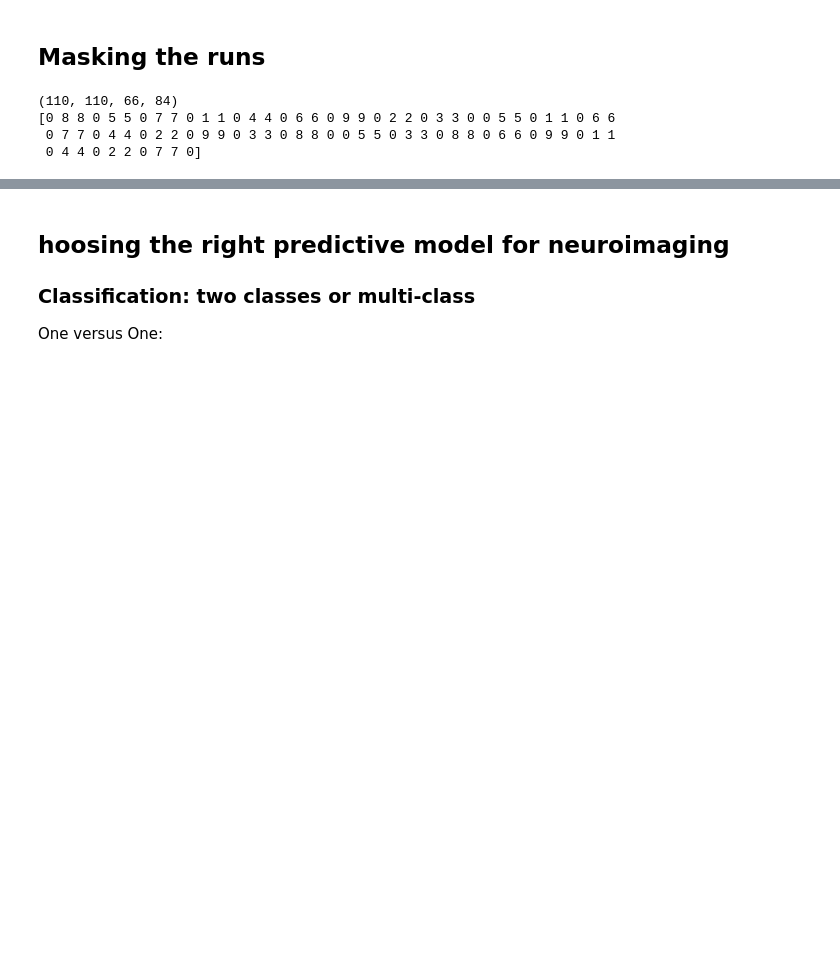
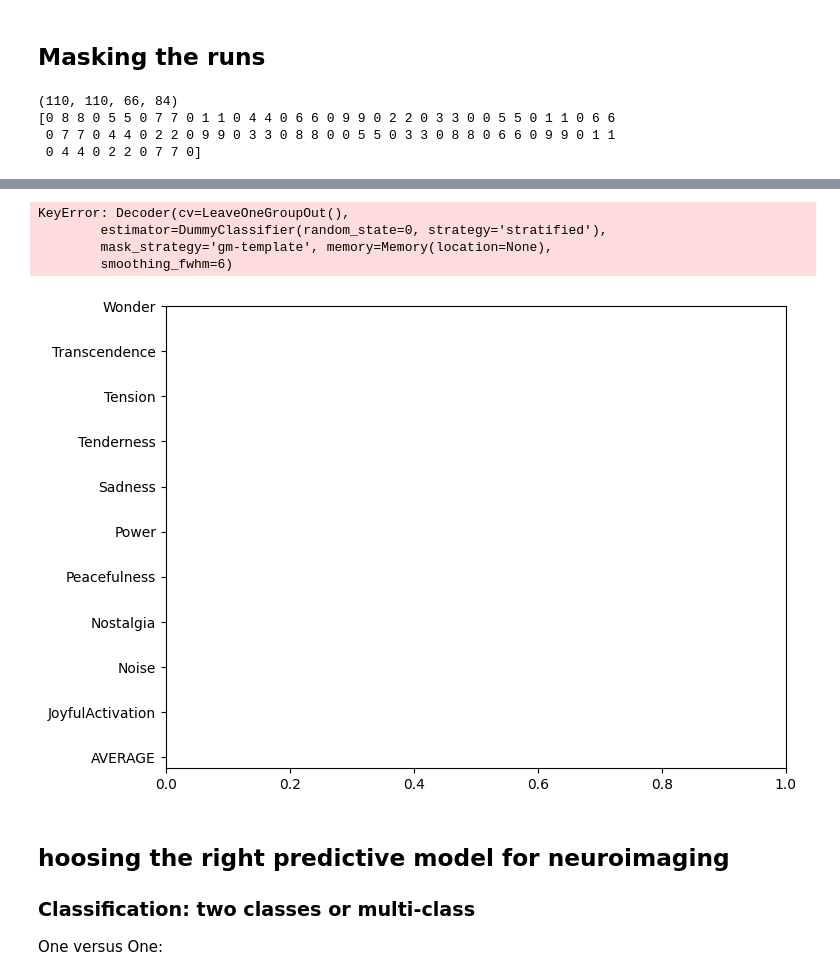
Before and after one commit to GalhardoCorreia/MusicBrainNetwork, a Jupyter notebook: classifier-test.ipynb, the cells around one changed output, grey strips where cells are left out. Cells and saved outputs as stored; diff of their text form; code cells hidden in the pictures; blank space fills up the shorter version.

```diff
--- a/classifier-test.ipynb
+++ b/classifier-test.ipynb
@@ -719,0 +645,39 @@ AttributeError: 'str' object has no attribute 'cv_scores_'
+# %%
+import matplotlib.pyplot as plt
+
+plt.figure(figsize=(8, 6))
+
+all_categories = np.sort(np.hstack([labels, "AVERAGE"]))
+tick_position = np.arange(len(all_categories))
+plt.yticks(tick_position + 0.25, all_categories)
+height = 0.1
+
+for color, classifier_name in zip(["b", "m", "k", "r", "g"], classifiers):
+    score_means = [
+        np.mean(cv_dict[classifier_name]["score"][category])
+        for category in all_categories
+    ]
+
+    plt.barh(
+        tick_position,
+        score_means,
+        label=classifier_name.replace("_", " "),
+        height=height,
+        color=color,
+    )
+    tick_position = tick_position + height
+
+plt.xlabel("Classification accuracy (AUC score)")
+plt.ylabel("Visual stimuli category")
+plt.xlim(xmin=0.5)
+plt.legend(ncol=1, bbox_to_anchor=(1.3, 0.2))
+plt.title(
+    "Category-specific classification accuracy for different classifiers"
+)
+plt.tight_layout()
+# %% [output]
+KeyError: Decoder(cv=LeaveOneGroupOut(),
+        estimator=DummyClassifier(random_state=0, strategy='stratified'),
+        mask_strategy='gm-template', memory=Memory(location=None),
+        smoothing_fwhm=6)
+[figure, added]
```
Also changed, not shown: parts of 17 cells of this notebook.
